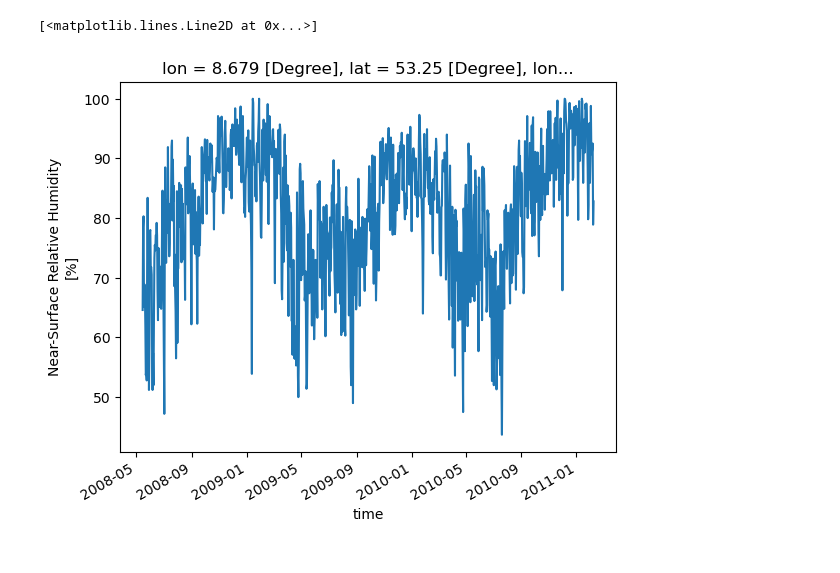
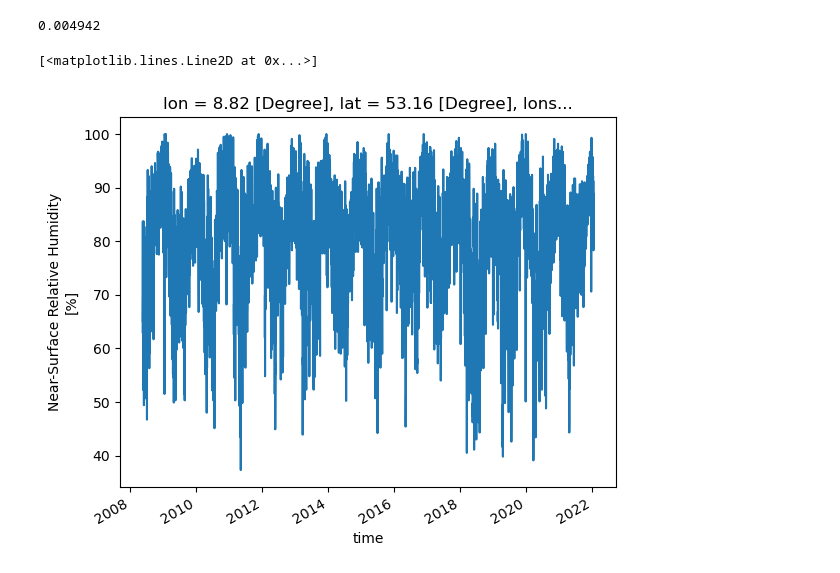
Before and after one commit to Coljak/Spreewasser-N, a Jupyter notebook: app/monica/climate_netcdf/a_testing_dataretrieval.ipynb, the cells around one changed output. Cells and saved outputs as stored; diff of their text form; code cells hidden in the pictures.

```diff
--- a/app/monica/climate_netcdf/a_testing_dataretrieval.ipynb
+++ b/app/monica/climate_netcdf/a_testing_dataretrieval.ipynb
@@ -7,10 +8,20 @@ import os
 netcdf_paths = [nc for nc in os.listdir('./') if nc.endswith('.nc')]
 # %%
 de = xr.open_mfdataset(netcdf_paths, combine='by_coords')
+# %%
+start = datetime.now()
+
+
+de.hurs[500:5500, 200, 200]
+
+dur = datetime.now() - start
+print(dur.total_seconds())
+# %% [output]
+0.004942
 # %%
 de.close()
 # %%
-de.hurs[500:1500, 200, 200].plot()
+de.hurs[500:5500, 210, 210].plot()
 # %% [output]
 [<matplotlib.lines.Line2D at 0x...>]
-[figure, old version]
+[figure, new version]
```
Also changed, not shown: parts of 3 cells of this notebook, 52 other files.
